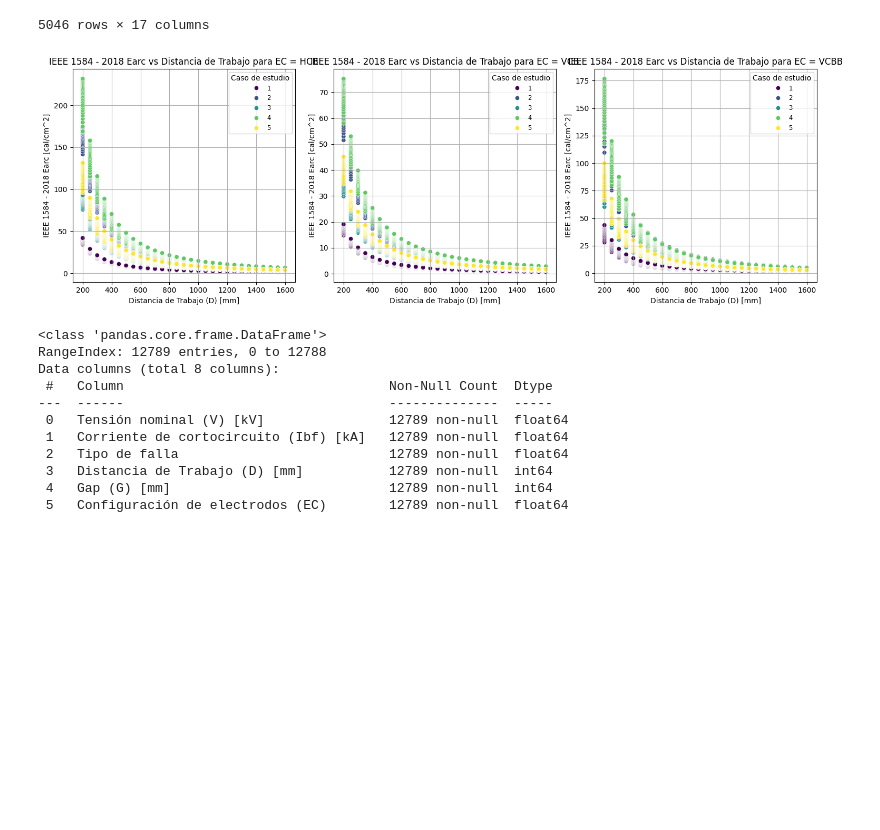
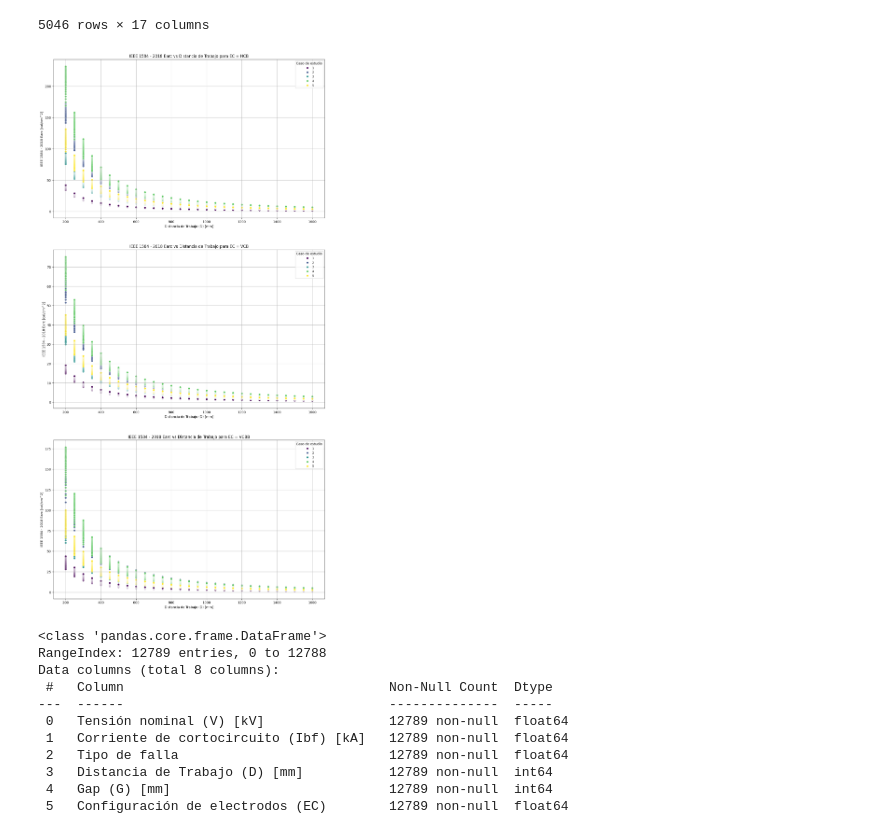
Before and after one commit to alvillegasru/15_kV_Arc_Flash, a Jupyter notebook: Cuadernos/Analisis_Comparativo.ipynb, the cells around one changed output. Drawn from its saved outputs; the diff is of its cells as text; code cells hidden in the pictures; blank space fills up the shorter version.

```diff
--- a/Cuadernos/Analisis_Comparativo.ipynb
+++ b/Cuadernos/Analisis_Comparativo.ipynb
@@ -218,34 +218,34 @@ dataset_validacion
 # %%
 import matplotlib.pyplot as plt
 import seaborn as sns
 
 # Definir las configuraciones de electrodos
 configuraciones = ['HCB', 'VCB', 'VCBB']
 
 # Crear una figura con subplots para cada configuración
-fig, axes = plt.subplots(1, 3, figsize=(15, 5))  # 1 fila, 3 columnas
+fig, axes = plt.subplots(3, 1, figsize=(15, 30))  # 1 fila, 3 columnas
 
 # Iterar sobre las configuraciones y crear las gráficas
 for i, config in enumerate(configuraciones):
     # Filtrar los datos para la configuración actual
     data_config = dataset_analisis[dataset_analisis['Configuración de electrodos (EC)'] == config]
 
     # Crear la gráfica en el subplot correspondiente
     sns.scatterplot(x='Distancia de Trabajo (D) [mm]', y='IEEE 1584 - 2018 Earc [cal/cm^2]',
                     hue='Caso de estudio', data=data_config, ax=axes[i], palette='viridis')
     axes[i].set_title(f'IEEE 1584 - 2018 Earc vs Distancia de Trabajo para EC = {config}')
     axes[i].set_xlabel('Distancia de Trabajo (D) [mm]')
     axes[i].set_ylabel('IEEE 1584 - 2018 Earc [cal/cm^2]')
     axes[i].grid(True)
     axes[i].legend(title='Caso de estudio', loc='upper right', fontsize='small')  # Personalizar la leyenda
 
 # Ajustar el espaciado entre los subplots
-plt.tight_layout()
+#plt.tight_layout()
 
 # Mostrar la figura con las tres gráficas
 plt.show()
 # %% [output]
-[figure, old version]
+[figure, new version]
 # %%
 #Aplicar las opciones seleccionadas por el usuario
 RSC_clean = visualizer.cleaned_data
```
Also changed, not shown: parts of 1 cell of this notebook.
